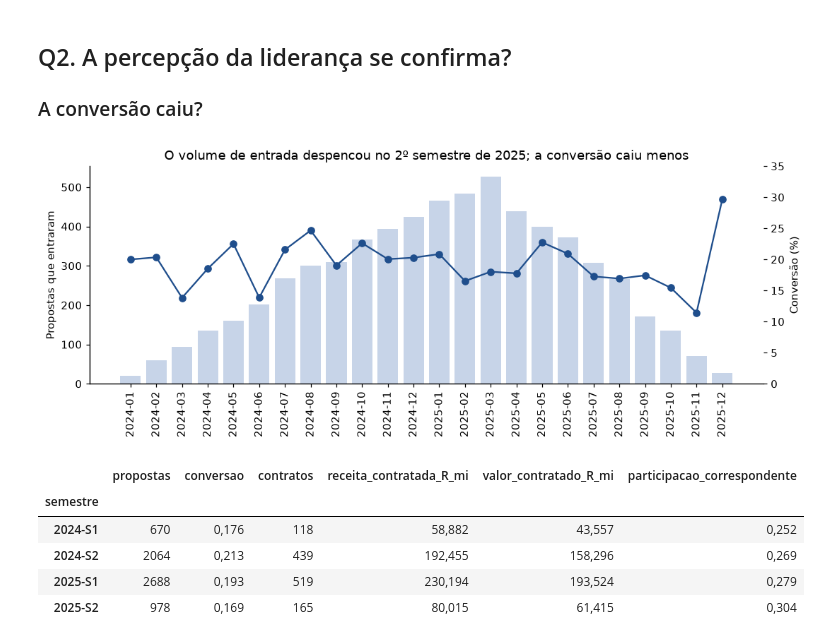
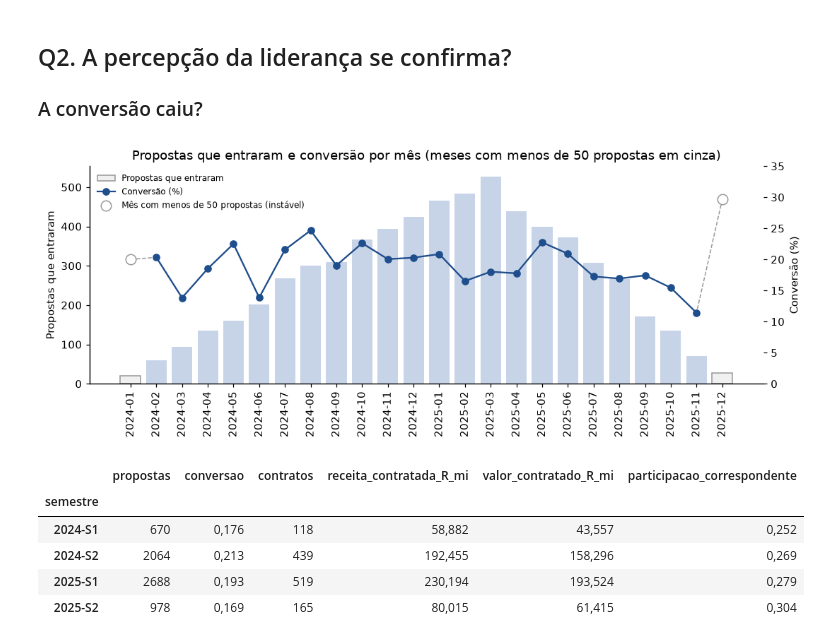
Before and after one commit to aslamrekik/Data_AI-, a Jupyter notebook: parte1_analise.ipynb, the cells around one changed output. Drawn from its saved outputs; the diff is of its cells as text; code cells hidden in the pictures.

```diff
--- a/parte1_analise.ipynb
+++ b/parte1_analise.ipynb
@@ -224,15 +224,26 @@ md(f"""**Leitura (Q1)**
 # %%
 mensal = b.groupby(b["data_entrada"].dt.to_period("M")).agg(
     propostas=("id_proposta", "size"), conversao=("contratada", "mean"))
+N_MIN = 50                                           # abaixo disso a conversão do mês é instável
+pequeno = (mensal["propostas"] < N_MIN).to_numpy()
+x = mensal.index.astype(str)
 fig, ax1 = plt.subplots(figsize=(10, 4))
-ax1.bar(mensal.index.astype(str), mensal["propostas"], color="#c7d4e8")
+ax1.bar(x, mensal["propostas"], color=np.where(pequeno, "#f0f0f0", "#c7d4e8"),
+        edgecolor=np.where(pequeno, "#999999", "none"), label="Propostas que entraram")
 ax1.set_ylabel("Propostas que entraram"); ax1.tick_params(axis="x", rotation=90)
-ax2 = ax1.twinx(); ax2.plot(mensal.index.astype(str), mensal["conversao"] * 100, color="#1f4e8c", marker="o")
+ax2 = ax1.twinx()
+conv = mensal["conversao"] * 100
+ax2.plot(x, conv, color="#999999", linestyle="--", linewidth=1)            # liga os meses instáveis
+ax2.plot(x, conv.where(~pequeno), color="#1f4e8c", marker="o", label="Conversão (%)")
+ax2.scatter(x[pequeno], mensal["conversao"][pequeno] * 100, s=90, facecolors="white", edgecolors="#999999",
+            zorder=3, label=f"Mês com menos de {N_MIN} propostas (instável)")
 ax2.set_ylabel("Conversão (%)"); ax2.set_ylim(0, 35)
-ax1.set_title("O volume de entrada despencou no 2º semestre de 2025; a conversão caiu menos")
+linhas = ax1.get_legend_handles_labels(); linhas2 = ax2.get_legend_handles_labels()
+ax2.legend(linhas[0] + linhas2[0], linhas[1] + linhas2[1], frameon=False, loc="upper left", fontsize=8)
+ax1.set_title(f"Propostas que entraram e conversão por mês (meses com menos de {N_MIN} propostas em cinza)")
 plt.tight_layout(); plt.savefig(FIG / "q2_volume_conversao_mensal.png"); plt.show()
 # %% [output]
-[figure, old version]
+[figure, new version]
 # %%
 sem = b.groupby("semestre").agg(
     propostas=("id_proposta", "size"),
```
Also changed, not shown: parts of 9 cells of this notebook, 1 other file.
